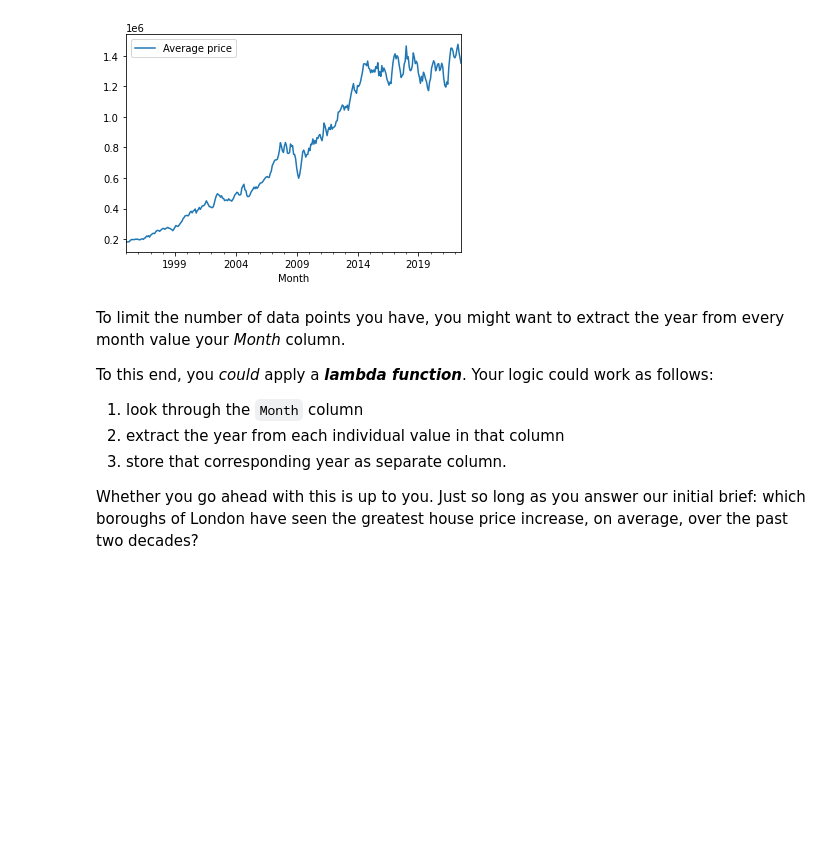
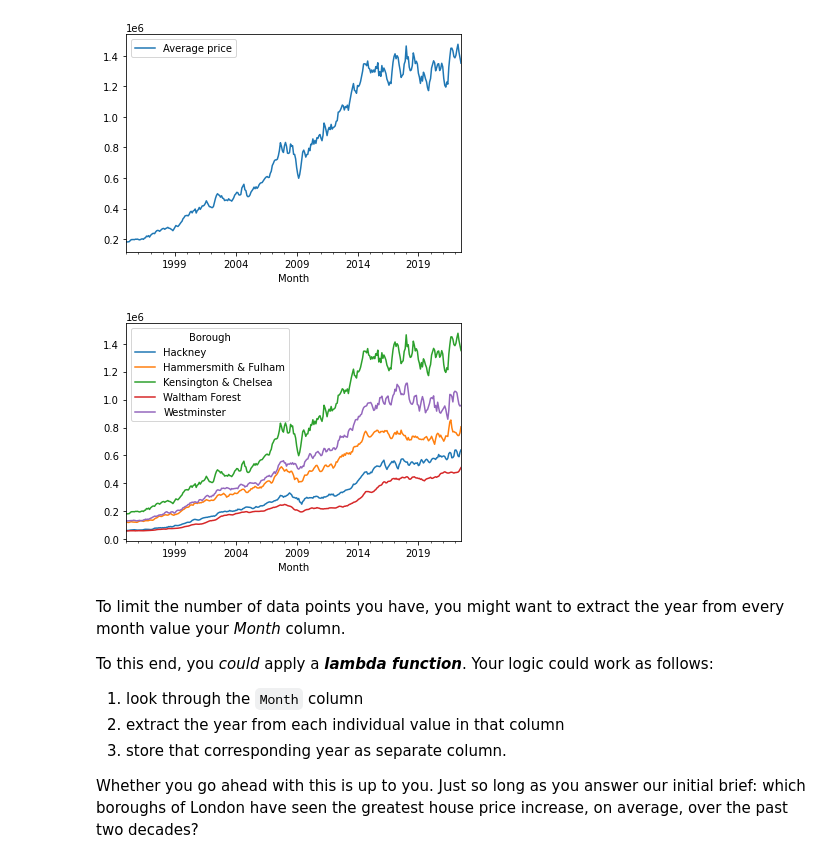
Before and after one commit to klynete/springboard, a Jupyter notebook: Unit 4 Challenge - Tier 3 Yevgeniya Borzova.ipynb, the cells around one changed output. Cells and saved outputs as stored; diff of their text form; code cells hidden in the pictures; blank space fills up the shorter version.

```diff
--- a/Unit 4 Challenge - Tier 3 Yevgeniya Borzova.ipynb
+++ b/Unit 4 Challenge - Tier 3 Yevgeniya Borzova.ipynb
@@ -281,6 +281,12 @@ London_properties[London_properties['Borough']=='Kensington & Chelsea'].plot(x='
 plt.show()
 # %% [output]
 [figure]
+# %%
+London_properties[London_properties['Borough'].isin(['Hammersmith & Fulham','Westminster', 'Hackney', 'Kensington & Chelsea', 'Waltham Forest'])].pivot_table(values="Average price",index="Month",columns="Borough").plot()
+
+plt.show()
+# %% [output]
+[figure, added]
 # %% [markdown]
 To limit the number of data points you have, you might want to extract the year from every month value your *Month* column.
 
```
Also changed, not shown: parts of 1 cell of this notebook, 1 other file.
